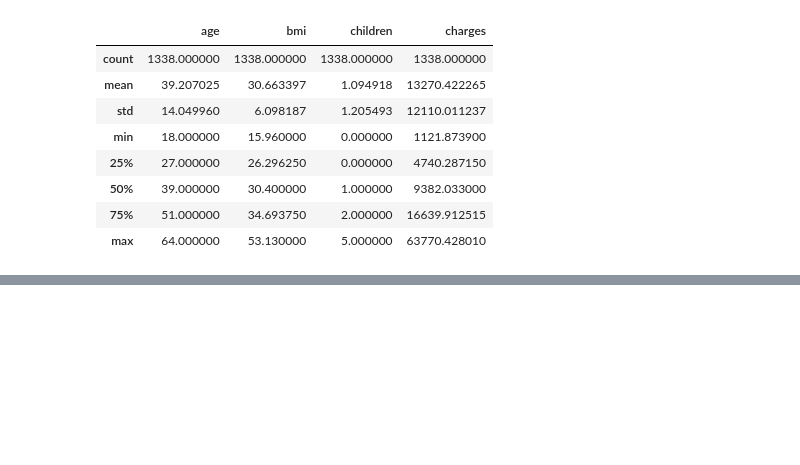
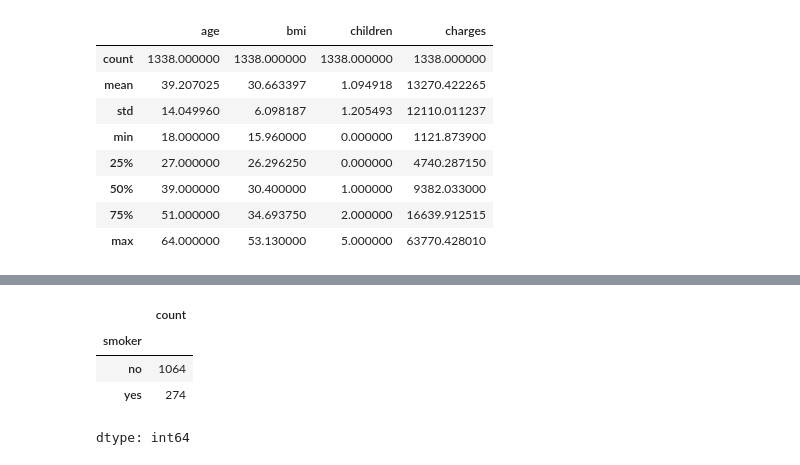
Before and after one commit to SonatonKumar/Python_project, a Jupyter notebook: prediction_of_health_insurance.ipynb, the cells around one changed output, grey strips where cells are left out. Saved outputs shown, nothing was run; the diff lists cells and outputs as text; code cells hidden in the pictures; blank space fills up the shorter version.

```diff
--- a/prediction_of_health_insurance.ipynb
+++ b/prediction_of_health_insurance.ipynb
@@ -52,0 +97,6 @@ insurance_df.describe()
+# %%
+fig3=px.histogram(insurance_df,x='smoker',color='sex')
+fig3.update_layout(bargap=0.1)
+fig3.show()
+insurance_df.smoker.value_counts()
+# %% [output]
@@ -52,0 +104,5 @@ insurance_df.describe()
+|  | count |
+| smoker |  |
+| no | 1064 |
+| yes | 274 |
+dtype: int64
```
Also changed, not shown: parts of 16 cells of this notebook.
